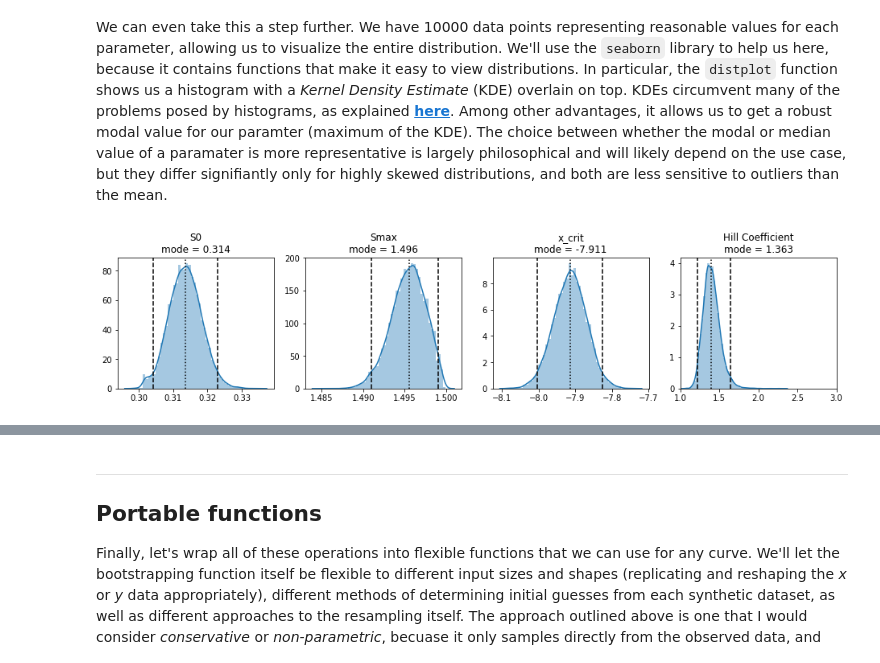
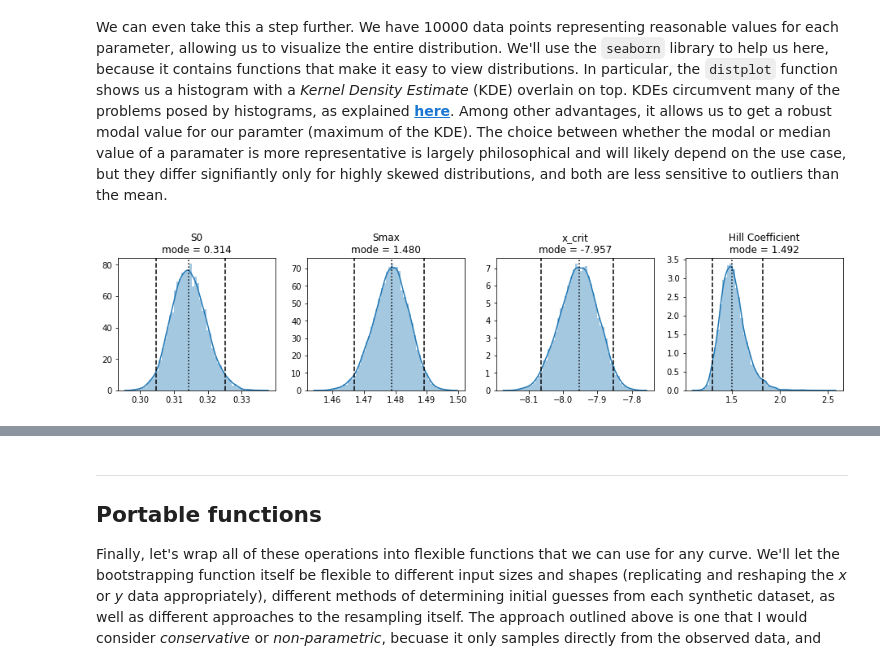
Before and after one commit to JohnGoertz/Benchtop-Python, a Jupyter notebook: 02_Bootstrapping.ipynb, the cells around one changed output, grey strips where cells are left out. Drawn from its saved outputs; the diff is of its cells as text; code cells hidden in the pictures.

```diff
--- a/02_Bootstrapping.ipynb
+++ b/02_Bootstrapping.ipynb
@@ -44,10 +44,12 @@ span = 0.9
 
 logit_r = logit(normalize(r,span))
 
-n_reps = 10
-
-logit_data = np.array([np.random.normal(l_r,0.5,size = n_reps) for l_r in logit_r])
+n_r = n_reps = 10
+n_c = 7
+logit_data = np.array([np.random.normal(l_r,0.5,size = n_r) for l_r in logit_r])
 data = unnormalize(logit_inv(logit_data),span,r)
+# Make lg_c the same size as the data
+lg_c = np.tile(lg_c,[n_r,1]).T
 # %%
 _, axs = plt.subplots(1,2,figsize=(12,4))
 
@@ -73,16 +75,16 @@ x_crit_g = lg_c[np.argmax(data[:,0] < (Smax_g-S0_g)/2+S0_g)]
 b_g = 1
 guesses = (S0_g, Smax_g, x_crit_g, b_g)
 
-p_opt, p_cov = opt.curve_fit(Hill_eq, lg_c, data.mean(1),sigma = data.std(1), absolute_sigma = True)
+p_opt, p_cov = opt.curve_fit(Hill_eq, lg_c.flatten(), data.flatten())
 
-y_fit = Hill_eq(xpts,*p_opt)
+ypts = Hill_eq(xpts,*p_opt)
 
 ci, pi = bu.classical_fit_intervals(Hill_eq,p_opt,lg_c,data,xpts)
 
 plt.plot(lg_c,data,'o',color='k',alpha = 0.5)
-plt.plot(xpts,y_fit)
-plt.fill_between(xpts, y_fit-ci, y_fit+ci, color = 'C0', alpha = 0.2)
-plt.fill_between(xpts, y_fit-pi, y_fit+pi, color = 'C0', alpha = 0.1)
+plt.plot(xpts,ypts)
+plt.fill_between(xpts, ypts-ci, ypts+ci, color = 'C0', alpha = 0.2)
+plt.fill_between(xpts, ypts-pi, ypts+pi, color = 'C0', alpha = 0.1)
 
 Hill_params = ('S0','Smax','x_crit','Hill Coefficient')
 
@@ -303,28 +296,22 @@ Again, pay attention to the symmetry (or lack thereof) in the fit intervals abou
 We can even take this a step further. We have 10000 data points representing reasonable values for each parameter, allowing us to visualize the entire distribution. We'll use the `seaborn` library to help us here, because it contains functions that make it easy to view distributions. In particular, the `distplot` function shows us a histogram with a *Kernel Density Estimate* (KDE) overlain on top. KDEs circumvent many of the problems posed by histograms, as explained __[here](https://seaborn.pydata.org/tutorial/distributions.html)__. Among other advantages, it allows us to get a robust modal value for our paramter (maximum of the KDE). The choice between whether the modal or median value of a paramater is more representative is largely philosophical and will likely depend on the use case, but they differ signifiantly only for highly skewed distributions, and both are less sensitive to outliers than the mean.
 # %%
 import seaborn as sns
-
-# Rarely, the Hill coefficient obtains very large values, ~6, which make the plot difficult to see. Let's get rid of all values greater than 3
-censor = p_strapped[:,-1] > 3
-p_strapped[censor,-1] = np.nan
 
 _,n_p = p_strapped.shape
 mode = np.zeros([n_p,])
 
 fig, axs = plt.subplots(1, n_p, figsize = (4*n_p,3))
 for p in range(n_p):
     param = p_strapped[:,p]
     valid_param = param[~np.isnan(param)]
     sns.distplot(valid_param, ax = axs[p])
     axs[p].axvline(np.percentile(valid_param, (100-CI)/2, axis = 0), ls = '--', color = 'k')
     axs[p].axvline(np.percentile(valid_param, 50, axis = 0), ls = ':', color = 'k')
     axs[p].axvline(np.percentile(valid_param, (100+CI)/2, axis = 0), ls = '--', color = 'k')
 
     KDE = axs[p].get_children()[-14]
     mode[p] = KDE.get_xdata()[np.argmax(KDE.get_ydata())]
 
     axs[p].set_title(Hill_params[p] + '\n' + 'mode = {:.3f}'.format(mode[p]))
-
-axs[-1].set_xlim([1,3]);
 # %% [output]
-[figure, old version]
+[figure, new version]
```
Also changed, not shown: parts of 23 cells of this notebook, 1 other file.
